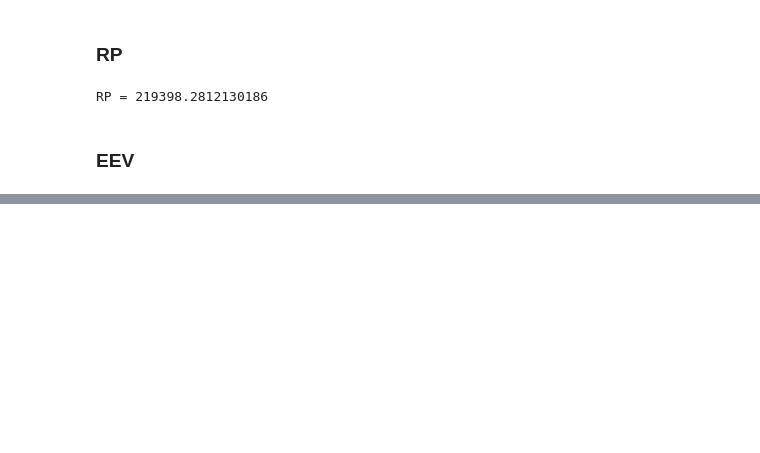
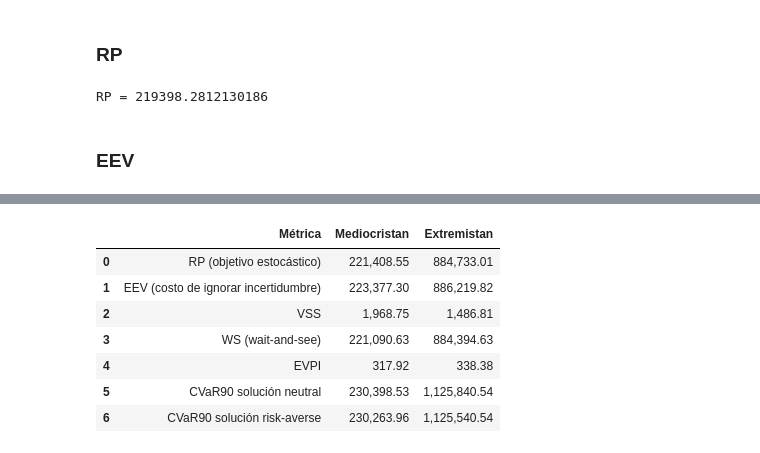
Before and after one commit to sofisacmu/obi_proyecto1, a Jupyter notebook: Entrega 2/modelo.ipynb, the cells around one changed output, grey strips where cells are left out. Saved outputs shown, nothing was run; the diff lists cells and outputs as text; code cells hidden in the pictures; blank space fills up the shorter version.

Commit message:
ya hay metricas de decision (4)

```diff
--- a/Entrega 2/modelo.ipynb
+++ b/Entrega 2/modelo.ipynb
@@ -2212,0 +2861,54 @@ RP = 219398.2812130186
+# %%
+metrics_table = pd.DataFrame([
+    {
+        "Métrica": "RP (objetivo estocástico)",
+        "Mediocristan": metrics_M["RP"],
+        "Extremistan": metrics_E["RP"]
+    },
+    {
+        "Métrica": "EEV (costo de ignorar incertidumbre)",
+        "Mediocristan": metrics_M["EEV"],
+        "Extremistan": metrics_E["EEV"]
+    },
+    {
+        "Métrica": "VSS",
+        "Mediocristan": metrics_M["VSS"],
+        "Extremistan": metrics_E["VSS"]
+    },
+    {
+        "Métrica": "WS (wait-and-see)",
+        "Mediocristan": metrics_M["WS"],
+        "Extremistan": metrics_E["WS"]
+    },
+    {
+        "Métrica": "EVPI",
+        "Mediocristan": metrics_M["EVPI"],
+        "Extremistan": metrics_E["EVPI"]
+    },
+    {
+        "Métrica": "CVaR90 solución neutral",
+        "Mediocristan": metrics_M["CVaR_neutral"],
+        "Extremistan": metrics_E["CVaR_neutral"]
+    },
+    {
+        "Métrica": "CVaR90 solución risk-averse",
+        "Mediocristan": metrics_M["CVaR_risk_averse"],
+        "Extremistan": metrics_E["CVaR_risk_averse"]
+    }
+])
+
+metrics_table_formatted = metrics_table.copy()
+
+for col in ["Mediocristan", "Extremistan"]:
+    metrics_table_formatted[col] = metrics_table_formatted[col].map(lambda x: f"{x:,.2f}")
+
+metrics_table_formatted
+# %% [output]
+|  | Métrica | Mediocristan | Extremistan |
+| 0 | RP (objetivo estocástico) | 221,408.55 | 884,733.01 |
+| 1 | EEV (costo de ignorar incertidumbre) | 223,377.30 | 886,219.82 |
+| 2 | VSS | 1,968.75 | 1,486.81 |
+| 3 | WS (wait-and-see) | 221,090.63 | 884,394.63 |
+| 4 | EVPI | 317.92 | 338.38 |
+| 5 | CVaR90 solución neutral | 230,398.53 | 1,125,840.54 |
+| 6 | CVaR90 solución risk-averse | 230,263.96 | 1,125,540.54 |
```
Also changed, not shown: parts of 19 cells of this notebook.
